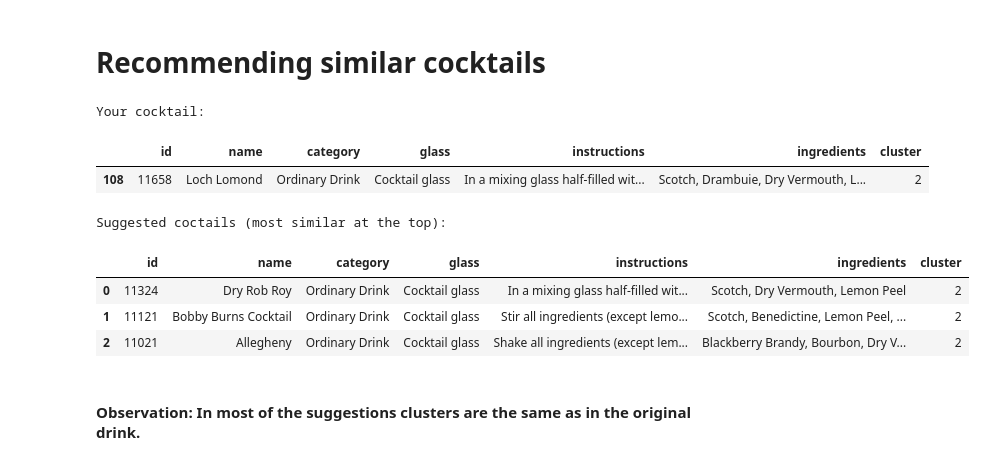
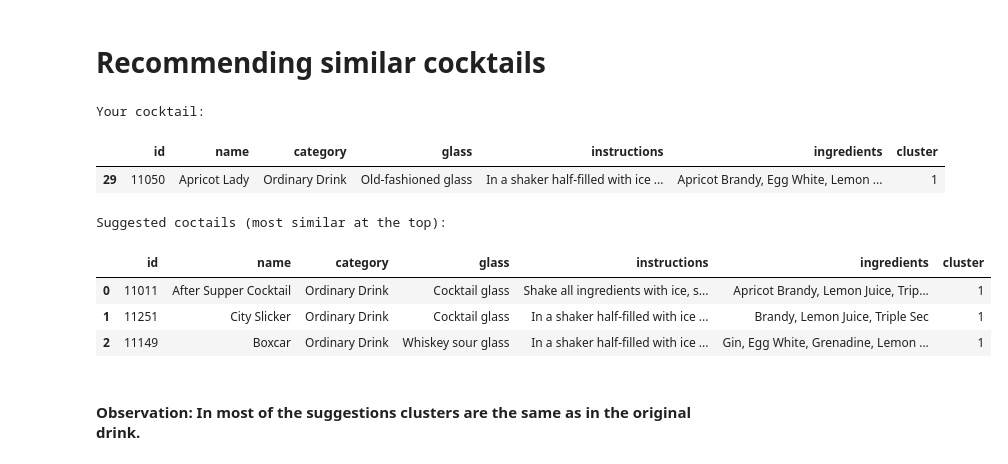
Before and after one commit to Macsok/Exploratory-Data-Analysis, a Jupyter notebook: EDA analyses/scikit-learn_analysis.ipynb, the cells around one changed output. Saved outputs shown, nothing was run; the diff lists cells and outputs as text; code cells hidden in the pictures.

```diff
--- a/EDA analyses/scikit-learn_analysis.ipynb
+++ b/EDA analyses/scikit-learn_analysis.ipynb
@@ -23,7 +22,7 @@ df.rename(columns={'ingredientsID': 'ingredients'}, inplace=True)
 # Dividing into clusters by ingredients list
 We divide our list of cocktails to clusters by counting similarity between used ingredients.
 # %%
-df['cluster'] = own_scripts.clusterization(df, clusters=5)
+df['cluster'] = own_scripts.clusterization(df, clusters=3)
 df.head()
 # %% [output]
 |  | id | name | category | glass | instructions | ingredients | cluster |
@@ -38,19 +42,19 @@ df.head()
 # Recommending similar cocktails
 # %%
 # specify base cocktail
-similar_to = 'Loch Lomond'
+similar_to = 'Apricot Lady'
 
 
 #-------------------------------------------------
 own_scripts.print_similar_cocktails(df, similar_to)
 # %% [output]
 Your cocktail:
 |  | id | name | category | glass | instructions | ingredients | cluster |
-| 108 | 11658 | Loch Lomond | Ordinary Drink | Cocktail glass | In a mixing glass half-filled wit... | Scotch, Drambuie, Dry Vermouth, L... | 2 |
+| 29 | 11050 | Apricot Lady | Ordinary Drink | Old-fashioned glass | In a shaker half-filled with ice ... | Apricot Brandy, Egg White, Lemon ... | 1 |
 Suggested coctails (most similar at the top):
 |  | id | name | category | glass | instructions | ingredients | cluster |
-| 0 | 11324 | Dry Rob Roy | Ordinary Drink | Cocktail glass | In a mixing glass half-filled wit... | Scotch, Dry Vermouth, Lemon Peel | 2 |
-| 1 | 11121 | Bobby Burns Cocktail | Ordinary Drink | Cocktail glass | Stir all ingredients (except lemo... | Scotch, Benedictine, Lemon Peel, ... | 2 |
-| 2 | 11021 | Allegheny | Ordinary Drink | Cocktail glass | Shake all ingredients (except lem... | Blackberry Brandy, Bourbon, Dry V... | 2 |
+| 0 | 11011 | After Supper Cocktail | Ordinary Drink | Cocktail glass | Shake all ingredients with ice, s... | Apricot Brandy, Lemon Juice, Trip... | 1 |
+| 1 | 11251 | City Slicker | Ordinary Drink | Cocktail glass | In a shaker half-filled with ice ... | Brandy, Lemon Juice, Triple Sec | 1 |
+| 2 | 11149 | Boxcar | Ordinary Drink | Whiskey sour glass | In a shaker half-filled with ice ... | Gin, Egg White, Grenadine, Lemon ... | 1 |
 # %% [markdown]
 #### Observation: In most of the suggestions clusters are the same as in the original drink.
```
Also changed, not shown: parts of 6 cells of this notebook, 3 other files.
